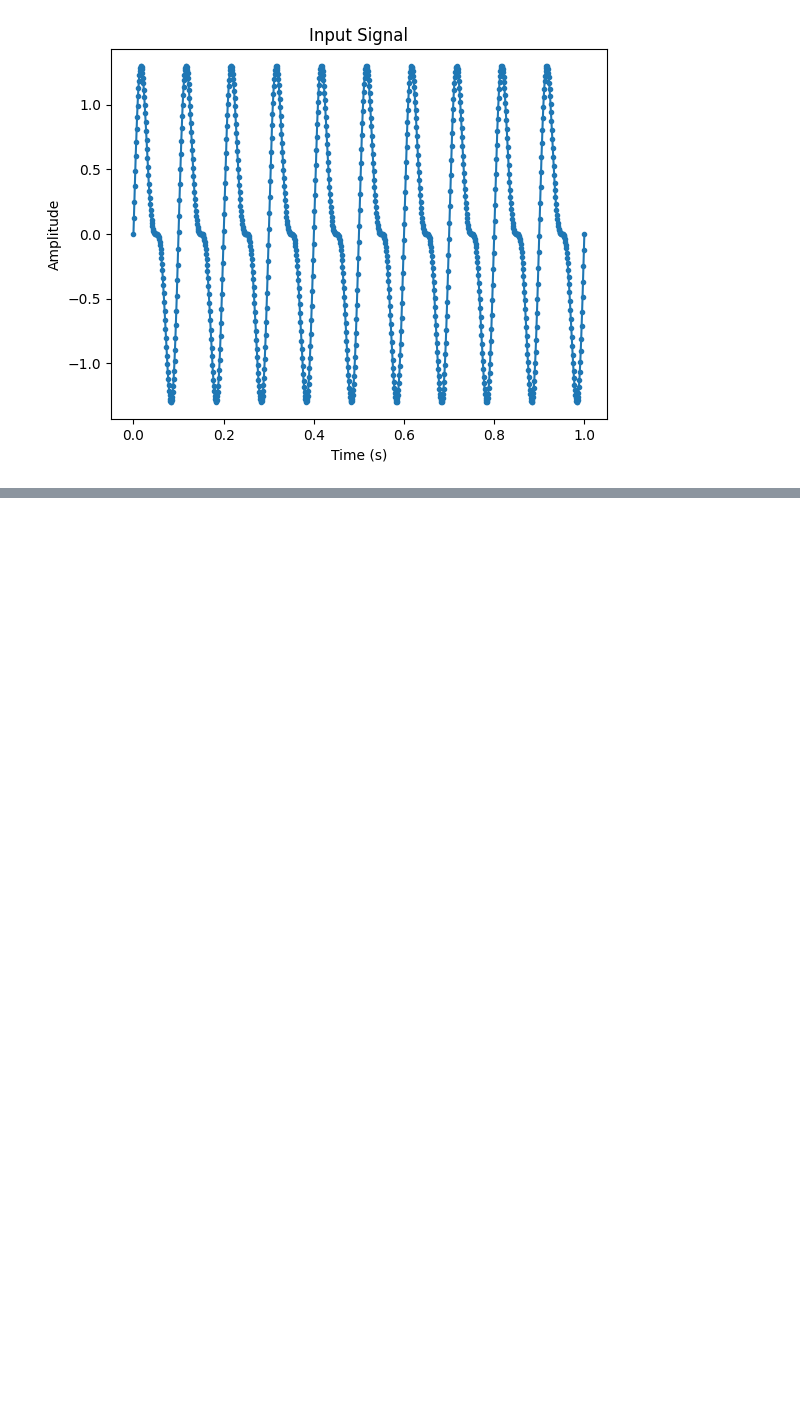
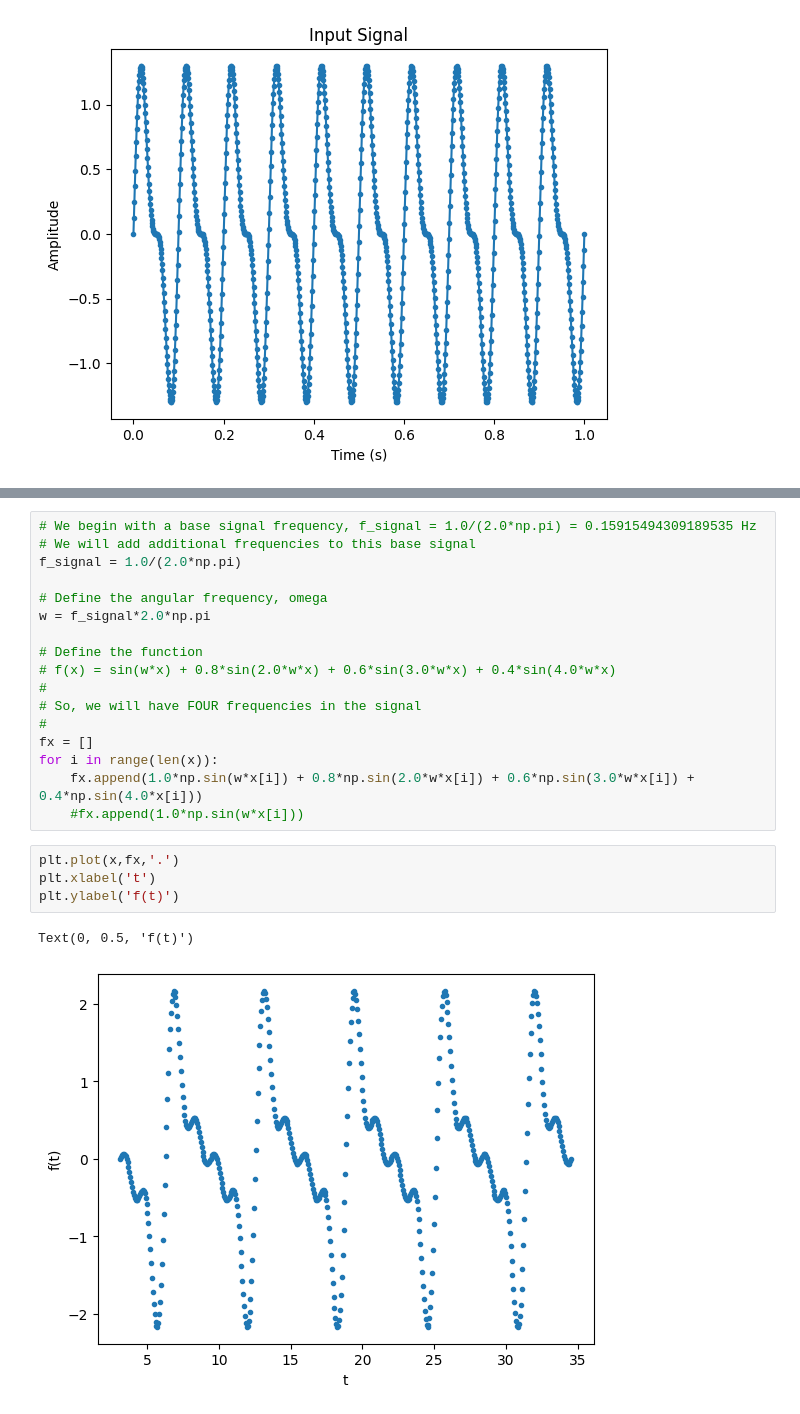
Before and after one commit to brash99/phys340, a Jupyter notebook: JupyterNotebooks/Fourier_Series/FourierTransform.ipynb, the cells around one changed output, grey strips where cells are left out. Cells and saved outputs as stored; diff of their text form; blank space fills up the shorter version.

```diff
--- a/JupyterNotebooks/Fourier_Series/FourierTransform.ipynb
+++ b/JupyterNotebooks/Fourier_Series/FourierTransform.ipynb
@@ -110,0 +149,24 @@ plt.legend()
+# %%
+# We begin with a base signal frequency, f_signal = 1.0/(2.0*np.pi) = 0.15915494309189535 Hz
+# We will add additional frequencies to this base signal
+f_signal = 1.0/(2.0*np.pi)
+
+# Define the angular frequency, omega
+w = f_signal*2.0*np.pi
+
+# Define the function
+# f(x) = sin(w*x) + 0.8*sin(2.0*w*x) + 0.6*sin(3.0*w*x) + 0.4*sin(4.0*w*x)
+#
+# So, we will have FOUR frequencies in the signal
+#
+fx = []
+for i in range(len(x)):
+    fx.append(1.0*np.sin(w*x[i]) + 0.8*np.sin(2.0*w*x[i]) + 0.6*np.sin(3.0*w*x[i]) + 0.4*np.sin(4.0*x[i]))
+    #fx.append(1.0*np.sin(w*x[i]))
+# %%
+plt.plot(x,fx,'.')
+plt.xlabel('t')
+plt.ylabel('f(t)')
+# %% [output]
+Text(0, 0.5, 'f(t)')
+[figure, added]
```
Also changed, not shown: parts of 9 cells of this notebook, 2 other files.
